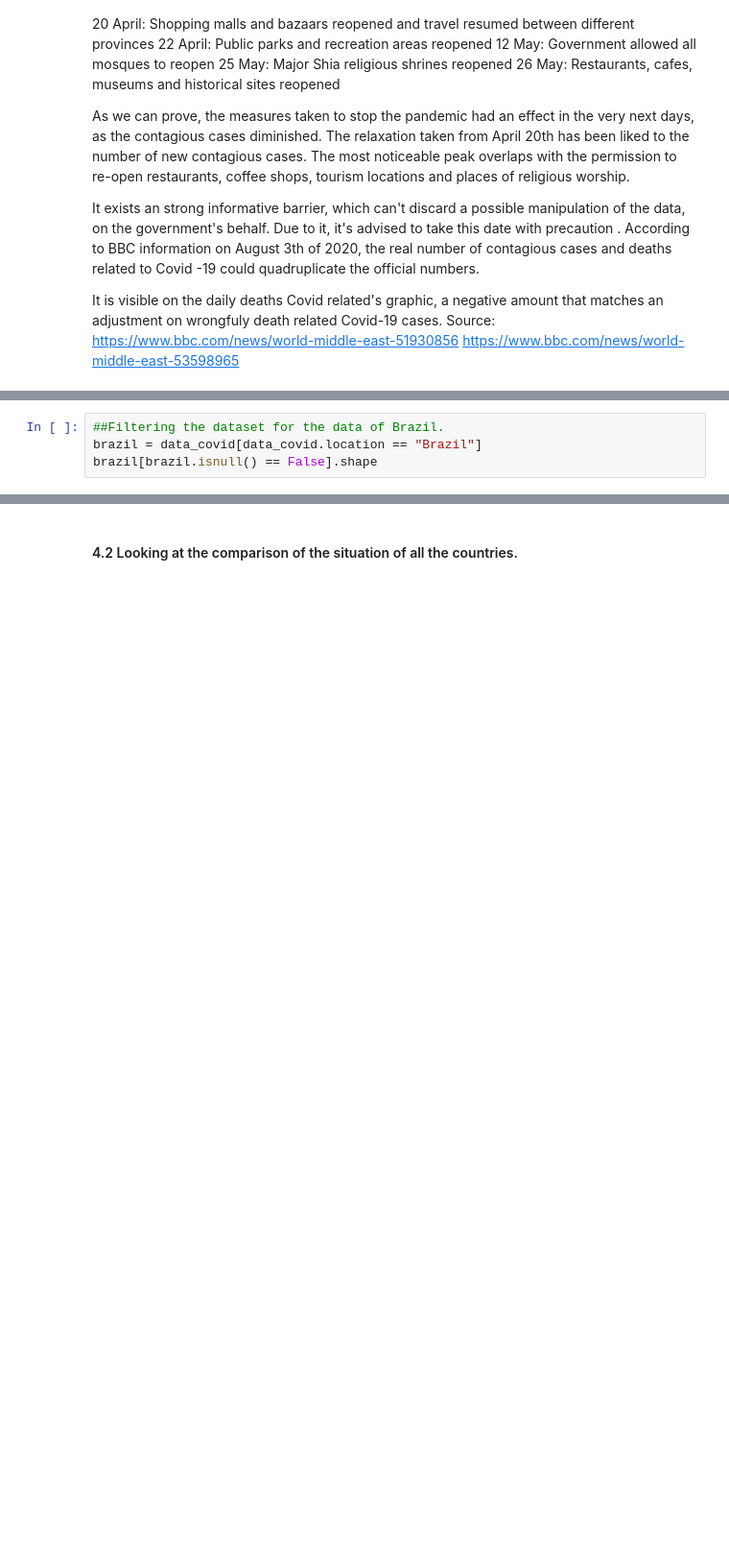
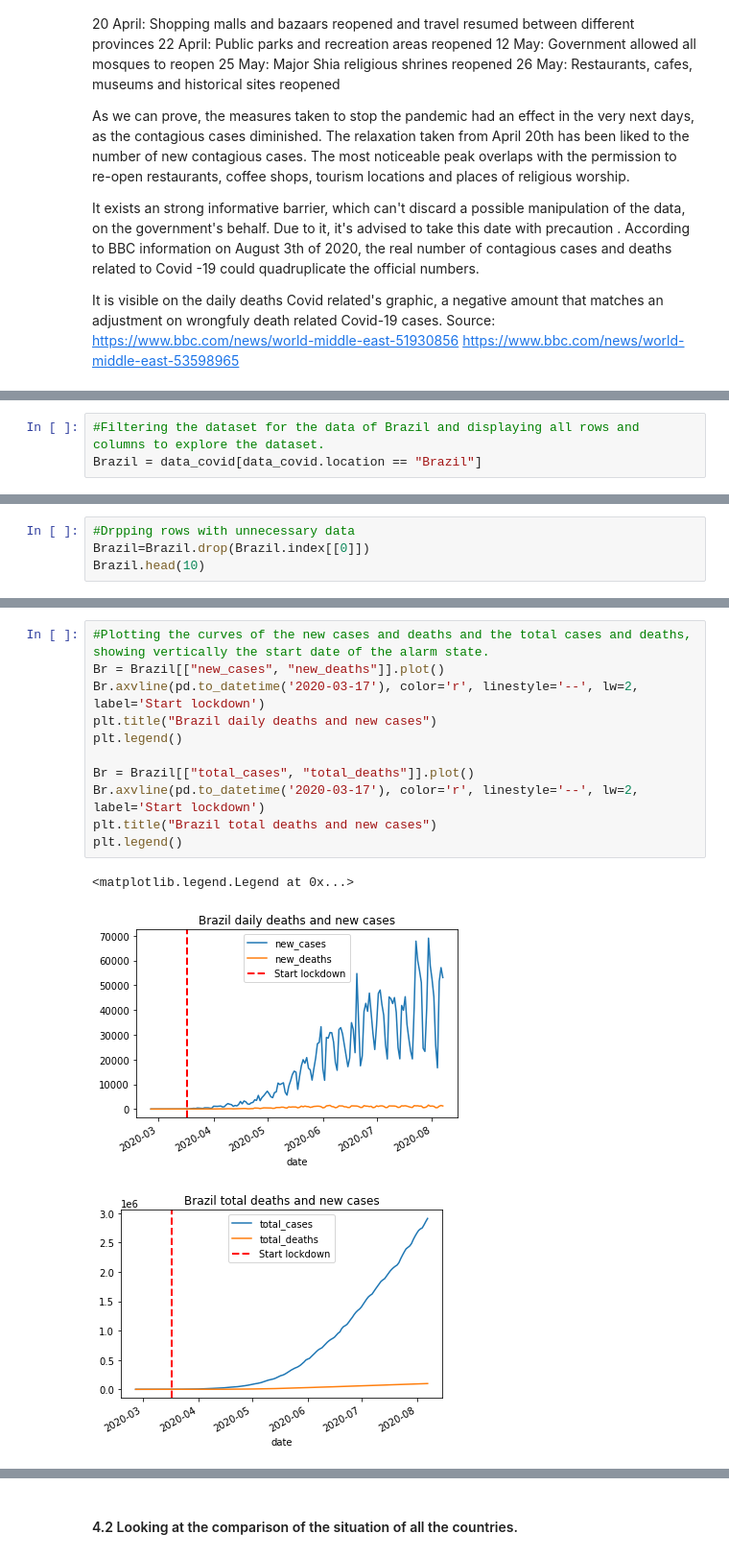
Before and after one commit to RoxannaW/Project_August_Corona, a Jupyter notebook: Roxanna/src/project_main.ipynb, the cells around one changed output, grey strips where cells are left out. Shown at 96% size. Saved outputs shown, nothing was run; the diff lists cells and outputs as text; blank space fills up the shorter version.

```diff
--- a/Roxanna/src/project_main.ipynb
+++ b/Roxanna/src/project_main.ipynb
@@ -371,4 +394,3 @@ netherlands[netherlands.isnull() == False].shape
 # %%
-##Filtering the dataset for the data of Brazil.
-brazil = data_covid[data_covid.location == "Brazil"]
-brazil[brazil.isnull() == False].shape
+#Filtering the dataset for the data of Brazil and displaying all rows and columns to explore the dataset.
+Brazil = data_covid[data_covid.location == "Brazil"]
@@ -376,0 +399,4 @@ brazil[brazil.isnull() == False].shape
+# %%
+#Drpping rows with unnecessary data
+Brazil=Brazil.drop(Brazil.index[[0]])
+Brazil.head(10)
@@ -376,0 +416,15 @@ brazil[brazil.isnull() == False].shape
+# %%
+#Plotting the curves of the new cases and deaths and the total cases and deaths, showing vertically the start date of the alarm state.
+Br = Brazil[["new_cases", "new_deaths"]].plot()
+Br.axvline(pd.to_datetime('2020-03-17'), color='r', linestyle='--', lw=2, label='Start lockdown')
+plt.title("Brazil daily deaths and new cases")
+plt.legend()
+
+Br = Brazil[["total_cases", "total_deaths"]].plot()
+Br.axvline(pd.to_datetime('2020-03-17'), color='r', linestyle='--', lw=2, label='Start lockdown')
+plt.title("Brazil total deaths and new cases")
+plt.legend()
+# %% [output]
+<matplotlib.legend.Legend at 0x...>
+[figure, added]
+[figure, added]
```
Also changed, not shown: parts of 26 cells of this notebook, 1 other file.
